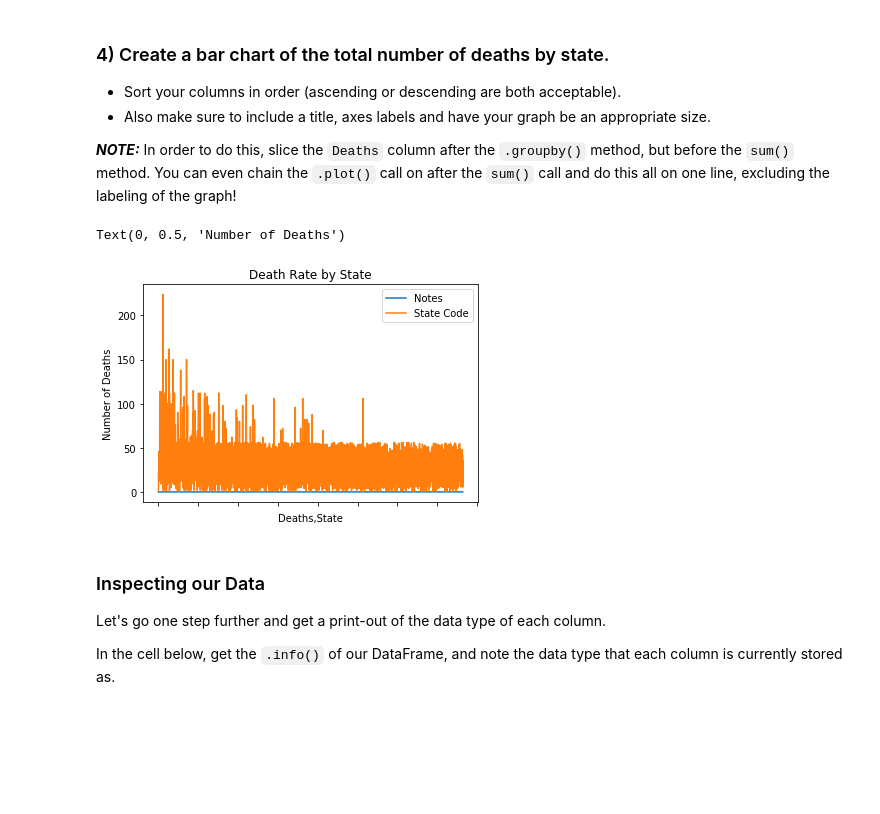
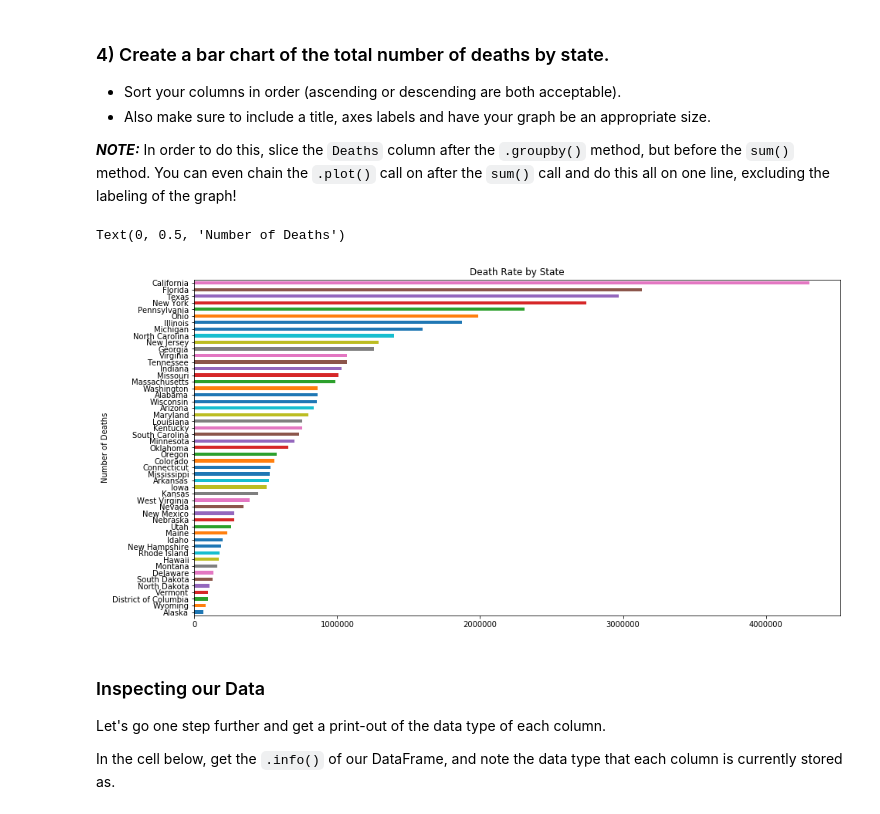
Before and after one commit to hlevymyers/dsc-pivot-tables-pandas-lab-dc-ds-career-042219, a Jupyter notebook: index.ipynb, the cells around one changed output. Saved outputs shown, nothing was run; the diff lists cells and outputs as text; code cells hidden in the pictures; blank space fills up the shorter version.

```diff
--- a/index.ipynb
+++ b/index.ipynb
@@ -108,14 +108,10 @@ df.groupby(['Gender', 'Race']).min().head()
 # %%
 graph1 = df.groupby('State')['Deaths'].sum().sort_values().plot(kind = 'barh', figsize = (15,8))
 graph1.set_title('Death Rate by State')
 graph1.set_ylabel('Number of Deaths')
-
-df.groupby(['State'])['Deaths'].sum().sort_values().plot(kind='barh', figsize=(15,8))
-plt.title('Total Deaths by State')
-plt.xlabel("# of Deaths")
 # %% [output]
 Text(0, 0.5, 'Number of Deaths')
-[figure, old version]
+[figure, new version]
 # %% [markdown]
 ### Inspecting our Data
 
```
